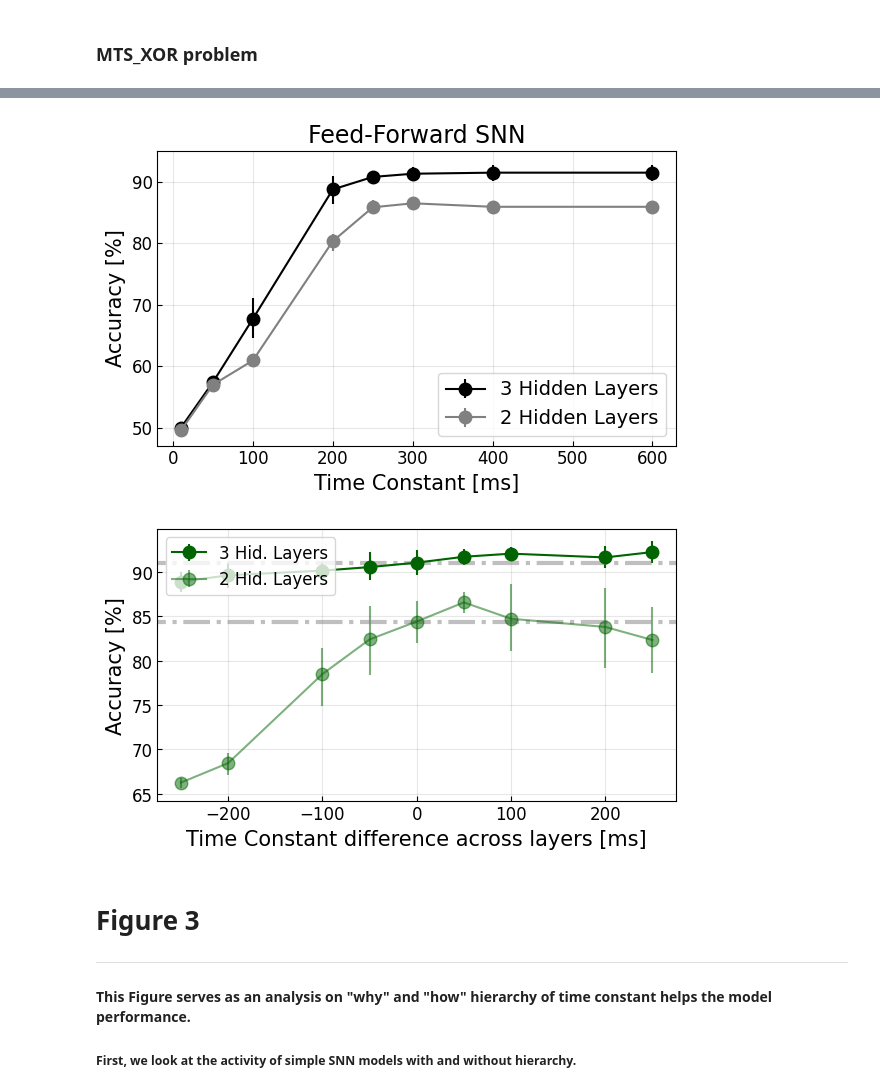
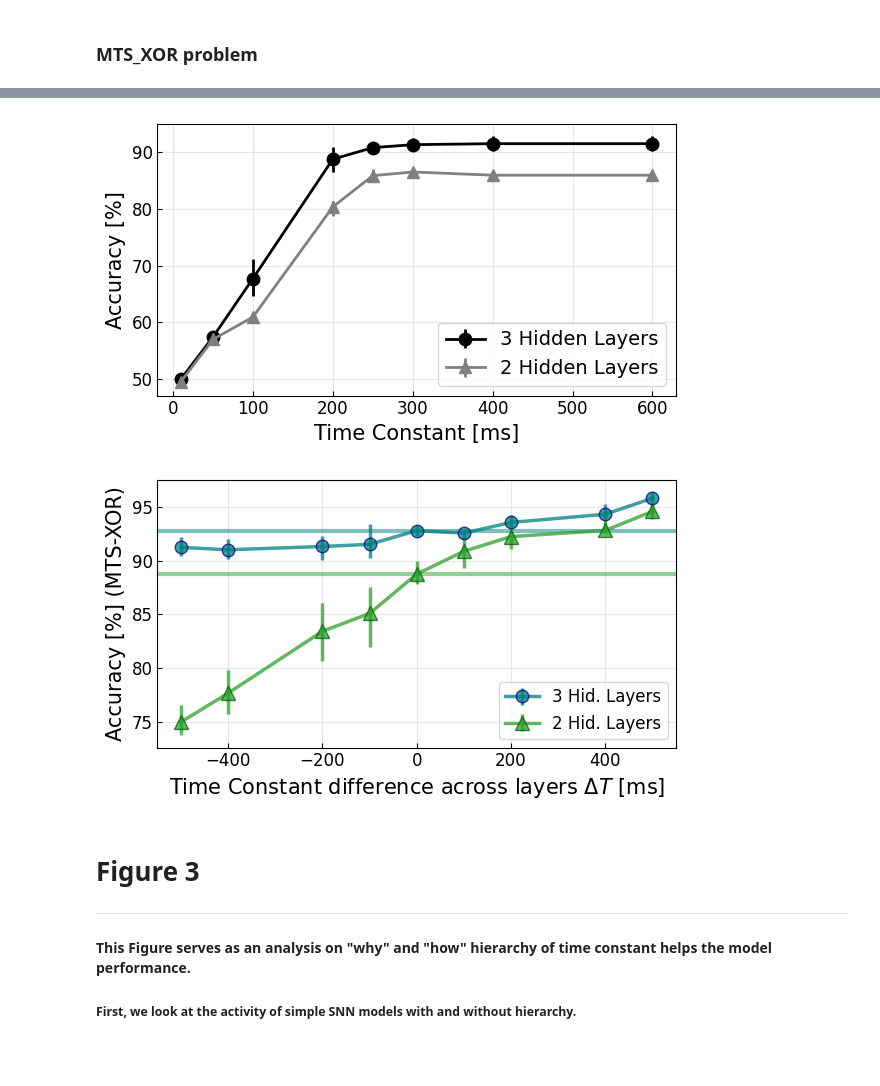
Before and after one commit to EIS-Hub/hSNN, a Jupyter notebook: plotting.ipynb, the cells around one changed output, grey strips where cells are left out. Drawn from its saved outputs; the diff is of its cells as text; code cells hidden in the pictures; blank space fills up the shorter version.

```diff
--- a/plotting.ipynb
+++ b/plotting.ipynb
@@ -378,39 +570,39 @@ df3 = df_origin[df_origin['experiment_name']=='hsnn_MTS_XOR_tau_mem'][ df_origin
 tau_mem_list = np.sort( list( set( list(df['tau_mem'] ) ) ) )
 # With Heterogeneity of Time constant
 mean_acc_tau_mem = np.array( [ df['Test Acc'][df['tau_mem']==tau][df['distrib_tau']=='normal'].mean() for tau in tau_mem_list] )
 max_acc_tau_mem = np.array( [ df['Test Acc'][df['tau_mem']==tau][df['distrib_tau']=='normal'].quantile(0.85) for tau in tau_mem_list] )
 min_acc_tau_mem = np.array( [ df['Test Acc'][df['tau_mem']==tau][df['distrib_tau']=='normal'].quantile(0.15) for tau in tau_mem_list] )
 # With Homogeneity of Time constant
 mean_acc_tau_mem_3 = np.array( [ df3['Test Acc'][df3['tau_mem']==tau][df3['distrib_tau']=='normal'].mean() for tau in tau_mem_list] )
 max_acc_tau_mem_3 = np.array( [ df3['Test Acc'][df3['tau_mem']==tau][df3['distrib_tau']=='normal'].quantile(0.85) for tau in tau_mem_list] )
 min_acc_tau_mem_3 = np.array( [ df3['Test Acc'][df3['tau_mem']==tau][df3['distrib_tau']=='normal'].quantile(0.15) for tau in tau_mem_list] )
 
-fig, ax = plt.subplots( figsize=(6,4) )
+fig, ax = plt.subplots( figsize=(6,3.5) )
 # With Heterogeneity of Time constant
 # ax.plot( tau_mem_list*1e3, mean_acc_tau_mem, color='k', marker='o', ms=9, label=r'Heterogeneous $\tau$' )
 # ax.fill_between( tau_mem_list*1e3, min_acc_tau_mem, max_acc_tau_mem, color='k', alpha=0.2 )
 yerr_list = [mean_acc_tau_mem-min_acc_tau_mem, max_acc_tau_mem-mean_acc_tau_mem]
 hierarchy_plot = ax.errorbar( tau_mem_list*1e3, mean_acc_tau_mem, yerr=yerr_list,
-                color='k', marker='o', ms=9,
+                color='k', marker='o', ms=9, lw=2,
                 label=r'3 Hidden Layers')
 # With Homogeneity of Time constant
 # ax.plot( tau_mem_list*1e3, mean_acc_tau_mem_hom, color='gray', marker='^', ms=9, label=r'Homogeneous $\tau$' )
 # ax.fill_between( tau_mem_list*1e3, min_acc_tau_mem_hom, max_acc_tau_mem_hom, color='gray', alpha=0.1 )
 # yerr_list = [mean_acc_tau_mem_hom-min_acc_tau_mem_hom, max_acc_tau_mem_hom-mean_acc_tau_mem_hom]
 yerr_list = [mean_acc_tau_mem_3-min_acc_tau_mem_3, max_acc_tau_mem_3-mean_acc_tau_mem_3]
 hierarchy_plot = ax.errorbar( tau_mem_list*1e3, mean_acc_tau_mem_3, yerr=yerr_list,
-                color='gray', marker='o', ms=9,
+                color='gray', marker='^', ms=9, lw=2,
                 label=r'2 Hidden Layers')
 # plot setting
-ax.set_title( 'Feed-Forward SNN', size=17 )
+# ax.set_title( 'Feed-Forward SNN', size=17 )
 ax.set_xlabel('Time Constant [ms]', size=15); ax.set_ylabel('Accuracy [%]', size=15)
 ax.tick_params( direction='in', labelsize=12 )
 ax.legend(prop={'size':14})
 ax.grid(alpha=0.3)
 plt.tight_layout()
-# fig.savefig( os.path.join( os.getcwd(), 'results/Tau_mem_sweep.pdf' ), dpi=300, transparent=True )
+fig.savefig( os.path.join( os.getcwd(), 'results/Tau_mem_sweep.pdf' ), dpi=300, transparent=True )
 # %% [output]
-[figure, old version]
+[figure, new version]
 # %%
 ### delta tau --> hierarchical
 # load file
@@ -419,13 +611,15 @@ import numpy as np
 import pandas as pd
 import matplotlib.pyplot as plt
 file_dir = '/Users/filippomoro/Documents/hsnn/results'
-file_name = os.path.join( file_dir, 'Sweep_mtsxor_wandb_export_2024-04-25T14_46_41.105+02_00.csv' )
+# file_name = os.path.join( file_dir, 'Sweep_mtsxor_wandb_export_2024-04-26T09_32_47.974+02_00.csv' )
+# file_name = os.path.join( file_dir, 'Sweep_delta_tau_mtsxor_wandb_export_2024-05-02T17_14_12.581+02_00.csv' )
+file_name = os.path.join( file_dir, 'Sweep_delta_tau_mtsxor_wandb_export_2024-05-02T19_04_12.238+02_00.csv' )
 df_origin = pd.read_csv( file_name, delimiter=',' )
 
 #####################################
 ### select the feed-forward LIF model
-df4 = df_origin[df_origin['experiment_name']=='hsnn_MTS_XOR_delta_tau'][ df_origin['n_layers']==4 ]
-df3 = df_origin[df_origin['experiment_name']=='hsnn_MTS_XOR_delta_tau'][ df_origin['n_layers']==3 ]
+df4 = df_origin[df_origin['experiment_name']=='MTS_XOR_delta_tau'][ df_origin['n_layers']==4 ]
+df3 = df_origin[df_origin['experiment_name']=='MTS_XOR_delta_tau'][ df_origin['n_layers']==3 ]
 
 delta_tau_list = np.sort( list( set( list(df4['delta_tau'] ) ) ) )
 # delete two unnecessary datapoints
@@ -446,41 +640,35 @@ min_acc_delta_tau_hom = np.array( [ df4['Test Acc'][df4['delta_tau']==tau][df4['
 
 fig, ax = plt.subplots( figsize=(6,3.5) )
 # Heterogeneity 3 layers
-# ax.plot( delta_tau_list*1e3, mean_acc_delta_tau, color='darkgreen', marker='o', ms=10, label=r'Heterogeneity $\tau$' )
 # ax.fill_between( delta_tau_list*1e3, min_acc_delta_tau, max_acc_delta_tau, color='tab:green', alpha=0.2 )
 yerr_list = [mean_acc_delta_tau-min_acc_delta_tau, max_acc_delta_tau-mean_acc_delta_tau]
 hierarchy_plot = ax.errorbar( delta_tau_list*1e3, mean_acc_delta_tau, yerr=yerr_list,
-                color='darkgreen', marker='o', ms=9,
+                color='teal', marker='o', ms=9, alpha=0.75, lw=2.5, markeredgecolor='darkblue',
                 label=r'3 Hid. Layers')
 # plot a horizontal line for clarity
-ax.hlines( df4['Test Acc'][df4['delta_tau']==0.][df4['distrib_tau']=='normal'].mean(), -1000, 1000, color='gray', lw=3, alpha=0.5, ls='-.' )
+ax.hlines( df4['Test Acc'][df4['delta_tau']==0.][df4['distrib_tau']=='normal'].mean(),
+           -1000, 1000, color='teal', lw=3, alpha=0.5, ls='-' )
 ax.set_xlim( delta_tau_list[0]*1e3*1.1, delta_tau_list[-1]*1e3*1.1 )
 
 # Heterogeneity 2 layers
 yerr_list = [mean_acc_delta_tau3-min_acc_delta_tau3, max_acc_delta_tau3-mean_acc_delta_tau3]
 hierarchy_plot = ax.errorbar( delta_tau_list*1e3, mean_acc_delta_tau3, yerr=yerr_list,
-                color='darkgreen', marker='o', ms=9, alpha=0.5,
+                color='tab:green', marker='^', ms=10, alpha=0.75, lw=2.5, markeredgecolor='darkgreen',
                 label=r'2 Hid. Layers')
 # plot a horizontal line for clarity
-ax.hlines( df3['Test Acc'][df3['delta_tau']==0.][df3['distrib_tau']=='normal'].mean(), -1000, 1000, color='gray', lw=3, alpha=0.5, ls='-.' )
+ax.hlines( df3['Test Acc'][df3['delta_tau']==0.][df3['distrib_tau']=='normal'].mean(), -1000, 1000,
+           color='tab:green', lw=3, alpha=0.5, ls='-' )
 ax.set_xlim( delta_tau_list[0]*1e3*1.1, delta_tau_list[-1]*1e3*1.1 )
 
-# Homogeneity
-# ax.plot( delta_tau_list*1e3, mean_acc_delta_tau_hom, color='tab:blue', marker='o', ms=10, label=r'Homogeneous $\tau$' )
-# ax.fill_between( delta_tau_list*1e3, min_acc_delta_tau_hom, max_acc_delta_tau_hom, color='tab:blue', alpha=0.2 )
-# yerr_list = [mean_acc_delta_tau_hom-min_acc_delta_tau_hom, max_acc_delta_tau_hom-mean_acc_delta_tau_hom]
-# hierarchy_plot = ax.errorbar( delta_tau_list*1e3, mean_acc_delta_tau_hom, yerr=yerr_list,
-#                 color='tab:blue', marker='^', ms=9,
-#                 label=r'Hierarchy')
-
-ax.set_xlabel('Time Constant difference across layers [ms]', size=15); ax.set_ylabel('Accuracy [%]', size=15)
+ax.set_xlabel('Time Constant difference across layers $\Delta T$ [ms]', size=15)
+ax.set_ylabel('Accuracy [%] (MTS-XOR)', size=15)
 ax.tick_params( direction='in', labelsize=12 )
-ax.legend(prop={'size':12}, loc=2)
+ax.legend(prop={'size':12}, loc=4)
 ax.grid(alpha=0.3)
 plt.tight_layout()
 # fig.savefig( os.path.join( os.getcwd(), 'results/Delta_tau_sweep.pdf' ), dpi=300, transparent=True )
 # %% [output]
-[figure, old version]
+[figure, new version]
 # %% [markdown]
 # Figure 3
 ---
```
Also changed, not shown: parts of 8 cells of this notebook, 4 other files.
